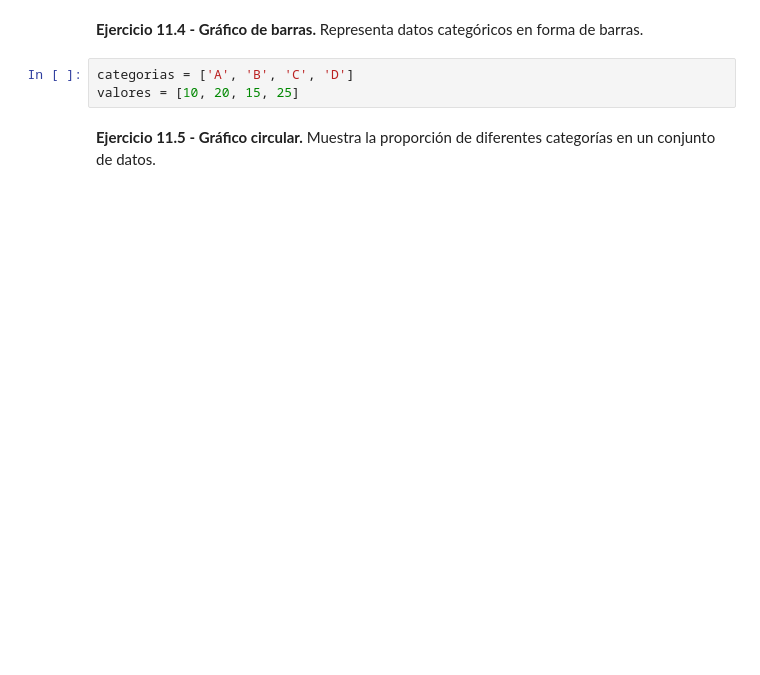
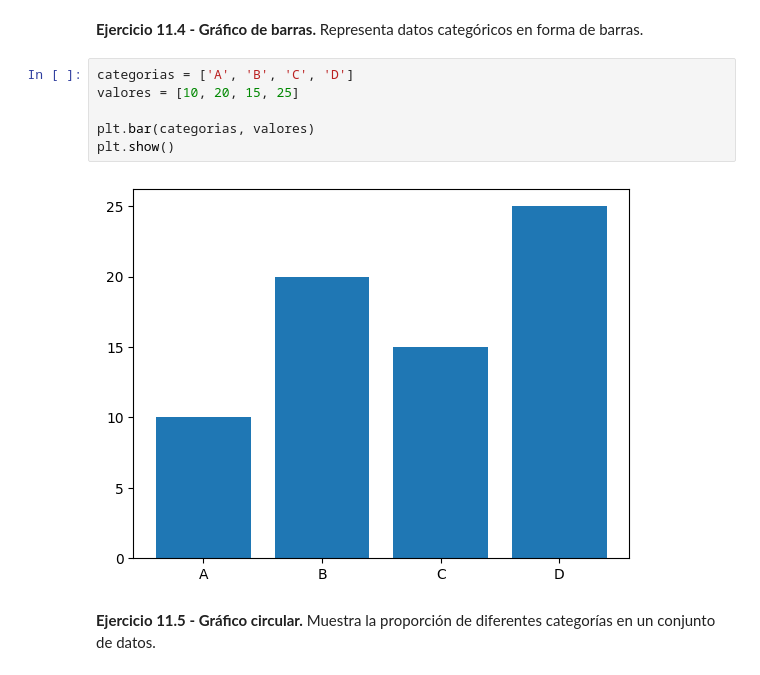
Before and after one commit to fedeegmz/python-labs, a Jupyter notebook: tp-8.ipynb, the cells around one changed output. Saved outputs shown, nothing was run; the diff lists cells and outputs as text; blank space fills up the shorter version.

```diff
--- a/tp-8.ipynb
+++ b/tp-8.ipynb
@@ -220,6 +243,11 @@ datos = [1, 1, 2, 3, 3, 3, 4, 4, 4, 4]
 # %%
 categorias = ['A', 'B', 'C', 'D']
 valores = [10, 20, 15, 25]
+
+plt.bar(categorias, valores)
+plt.show()
+# %% [output]
+[figure, added]
 # %% [markdown]
 **Ejercicio 11.5 - Gráfico circular.** Muestra la proporción de diferentes categorías en un conjunto de datos.
 # %%
```
Also changed, not shown: parts of 8 cells of this notebook, 1 other file.
